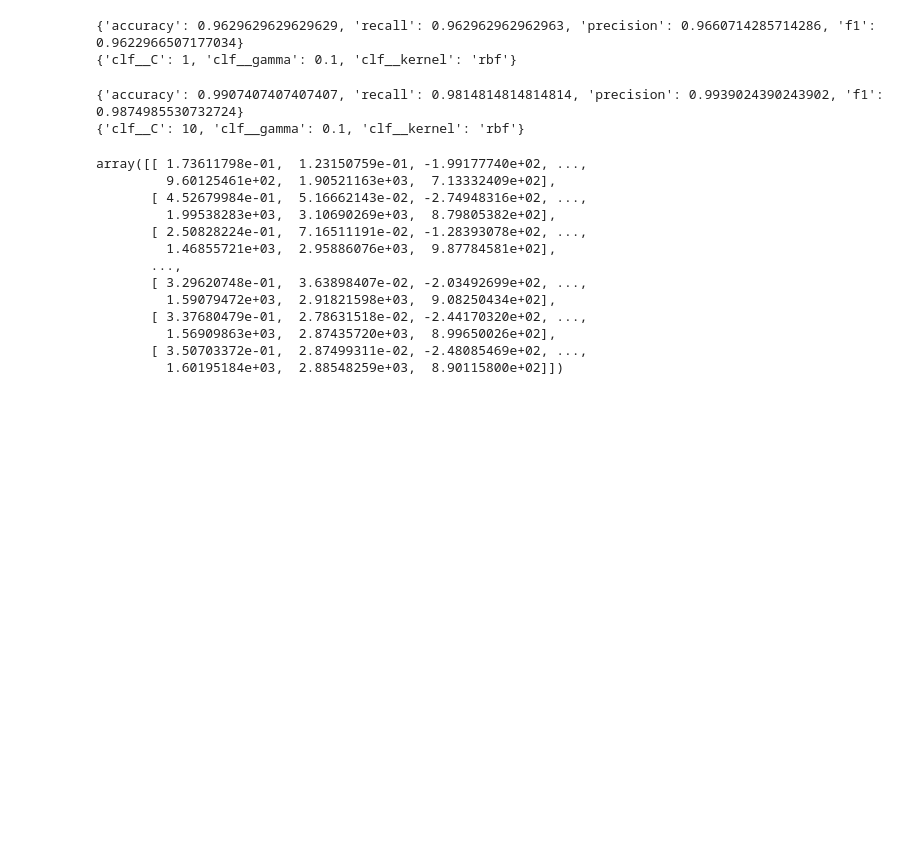
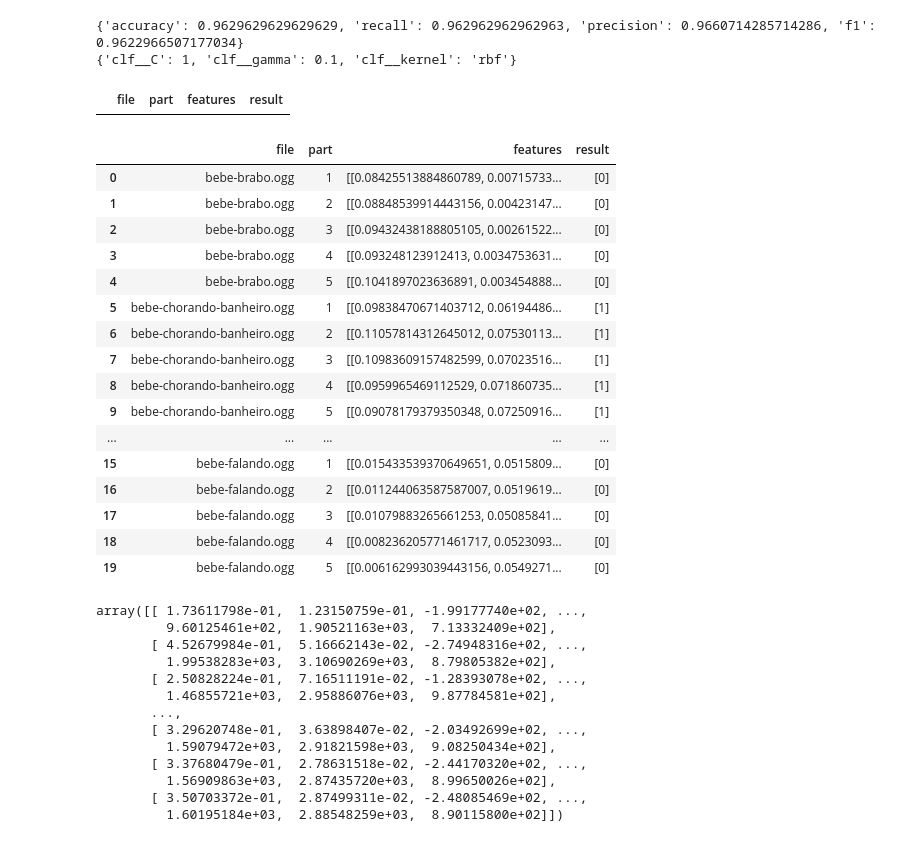
Before and after one commit to jopapo/ninando, a Jupyter notebook: learning/full_test_notebook.ipynb, the cells around one changed output. Cells and saved outputs as stored; diff of their text form; code cells hidden in the pictures; blank space fills up the shorter version.

Commit message:
Teste Torch App

```diff
--- a/learning/full_test_notebook.ipynb
+++ b/learning/full_test_notebook.ipynb
@@ -146,26 +148,61 @@ model = best_estimator
 {'accuracy': 0.9629629629629629, 'recall': 0.962962962962963, 'precision': 0.9660714285714286, 'f1': 0.9622966507177034}
 {'clf__C': 1, 'clf__gamma': 0.1, 'clf__kernel': 'rbf'}
 # %%
+# Bloco de apoio pra conversão do Sklearn pro Torch pra rodar no dispositivo móvel.
+
 import sk2torch
 import torch
 import torch.jit
 import re
 
+# Torch precisa de y inteiro
 r = re.compile('Crying baby')
 y_to = [ (1 if r.search(x) else 0) for x in y ]
 
 train_classifier_to = TrainClassifier(X, y_to)
 performance_to, parameters_to, best_estimator_to = train_classifier_to.train()
 
-print(performance_to)
-print(parameters_to)
-
 torch_model = sk2torch.wrap(best_estimator_to)
 
 torch.jit.script(torch_model).save("../app_v1/assets/models/sample1.pt")
 # %% [output]
-{'accuracy': 0.9907407407407407, 'recall': 0.9814814814814814, 'precision': 0.9939024390243902, 'f1': 0.9874985530732724}
-{'clf__C': 10, 'clf__gamma': 0.1, 'clf__kernel': 'rbf'}
+|  | file | part | features | result |
+# %%
+# Dados pra teste do modelo Torch no Android
+results = []
+for audio_file in glob.glob('my_data/*.ogg'):
+    # https://stackoverflow.com/questions/41146759/check-sklearn-version-before-loading-model-using-joblib
+    with warnings.catch_warnings():
+        warnings.simplefilter("ignore", category=UserWarning)
+
+    pd.options.display.max_colwidth = 1000
+
+    audio_part = 0
+    for audio_data in offset_audio_file(audio_file):
+        audio_part = audio_part + 1
+        features = get_features(audio_data)
+        result = best_estimator_to.predict(features)
+        results.append([os.path.basename(audio_file), audio_part, features, result])
+
+pd.DataFrame(results, columns=["file", "part", "features", "result"])
+# %% [output]
+|  | file | part | features | result |
+| 0 | bebe-brabo.ogg | 1 | [[0.08425513884860789, 0.00715733... | [0] |
+| 1 | bebe-brabo.ogg | 2 | [[0.08848539914443156, 0.00423147... | [0] |
+| 2 | bebe-brabo.ogg | 3 | [[0.09432438188805105, 0.00261522... | [0] |
+| 3 | bebe-brabo.ogg | 4 | [[0.093248123912413, 0.0034753631... | [0] |
+| 4 | bebe-brabo.ogg | 5 | [[0.1041897023636891, 0.003454888... | [0] |
+| 5 | bebe-chorando-banheiro.ogg | 1 | [[0.09838470671403712, 0.06194486... | [1] |
+| 6 | bebe-chorando-banheiro.ogg | 2 | [[0.11057814312645012, 0.07530113... | [1] |
+| 7 | bebe-chorando-banheiro.ogg | 3 | [[0.10983609157482599, 0.07023516... | [1] |
+| 8 | bebe-chorando-banheiro.ogg | 4 | [[0.0959965469112529, 0.071860735... | [1] |
+| 9 | bebe-chorando-banheiro.ogg | 5 | [[0.09078179379350348, 0.07250916... | [1] |
+| ... | ... | ... | ... | ... |
+| 15 | bebe-falando.ogg | 1 | [[0.015433539370649651, 0.0515809... | [0] |
+| 16 | bebe-falando.ogg | 2 | [[0.011244063587587007, 0.0519619... | [0] |
+| 17 | bebe-falando.ogg | 3 | [[0.01079883265661253, 0.05085841... | [0] |
+| 18 | bebe-falando.ogg | 4 | [[0.008236205771461717, 0.0523093... | [0] |
+| 19 | bebe-falando.ogg | 5 | [[0.006162993039443156, 0.0549271... | [0] |
 # %%
 # Teste com SR = 8000
 X2 = np.empty([0, 18])
```
Also changed, not shown: parts of 4 cells of this notebook, 1 other file.
